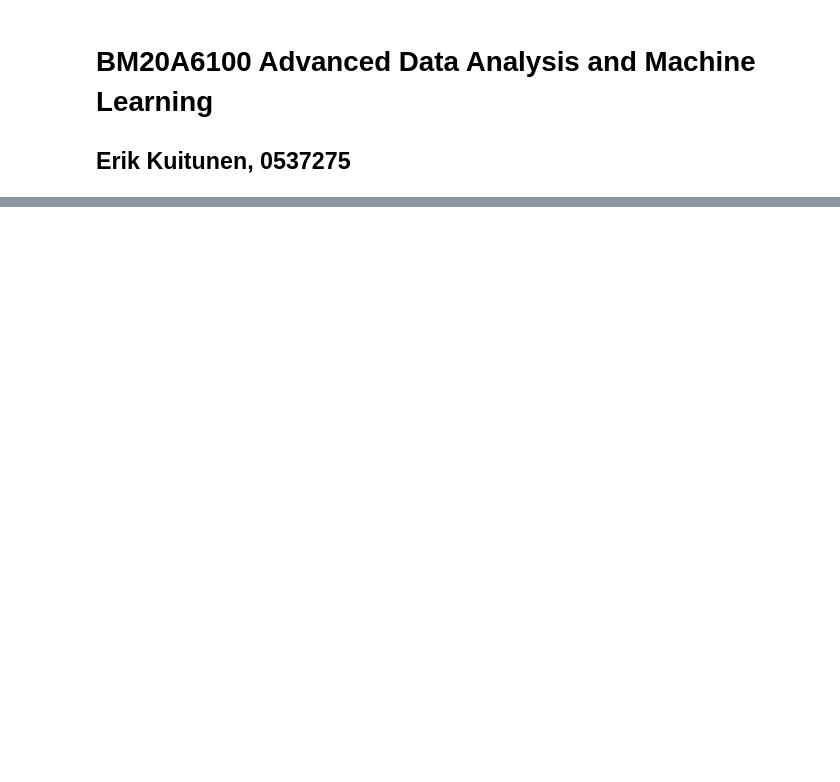
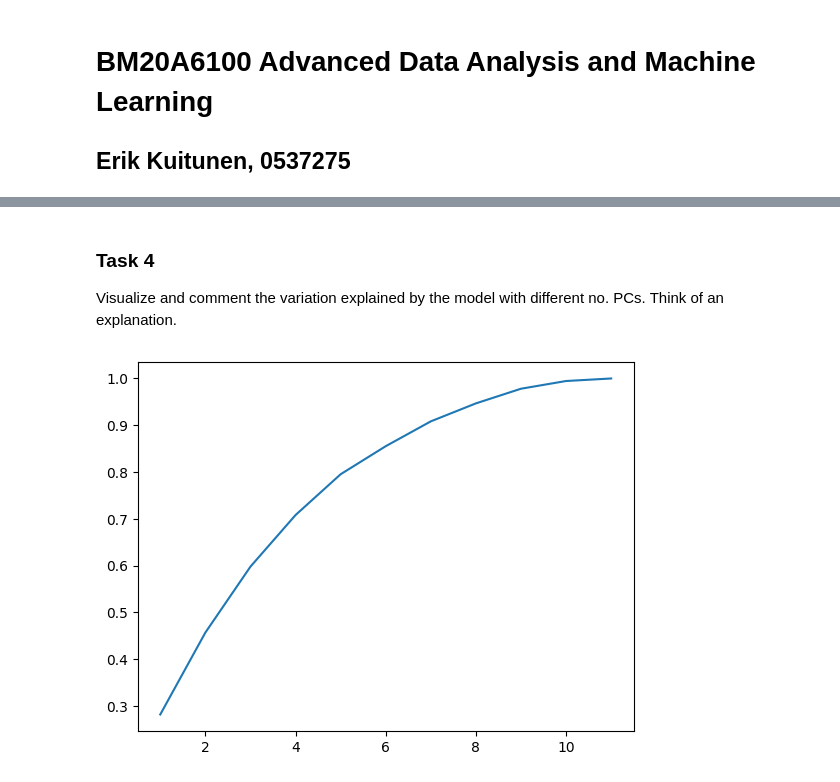
Before and after one commit to Erikkui/adaml-2024fall, a Jupyter notebook: week-02/week-02-tasks.ipynb, the cells around one changed output, grey strips where cells are left out. Drawn from its saved outputs; the diff is of its cells as text; code cells hidden in the pictures; blank space fills up the shorter version.

```diff
--- a/week-02/week-02-tasks.ipynb
+++ b/week-02/week-02-tasks.ipynb
@@ -30,0 +57,32 @@ data = pd.read_csv("winequality-red.csv")
+# %%
+x = df_scaled.loc[ :, col_names[0:-1] ].values
+
+U, S, Vt = np.linalg.svd(x, full_matrices = False)
+
+loadings = Vt
+scores = np.matmul( U, np.diag(S) )
+# %% [markdown]
+### Task 4
+Visualize and comment the variation explained by the model with different no. PCs. Think of an explanation.
+# %%
+from sklearn.decomposition import PCA
+PC_nums = np.arange( len(S) ) + 1
+
+cum_var_ratio = []
+
+for num in PC_nums:
+  pca = PCA( n_components = num )
+  pca.fit( x )
+
+  temp = pca.explained_variance_ratio_
+  cum_var_ratio.append( np.sum( temp) )
+
+cov_X = np.cov(x)
+_, S_cov, _ = np.linalg.svd( cov_X )
+
+plt.plot( PC_nums, cum_var_ratio )
+#plt.plot( PC_nums, np.sqrt(S_cov) )
+
+plt.show()
+# %% [output]
+[figure, added]
```
Also changed, not shown: parts of 6 cells of this notebook.
